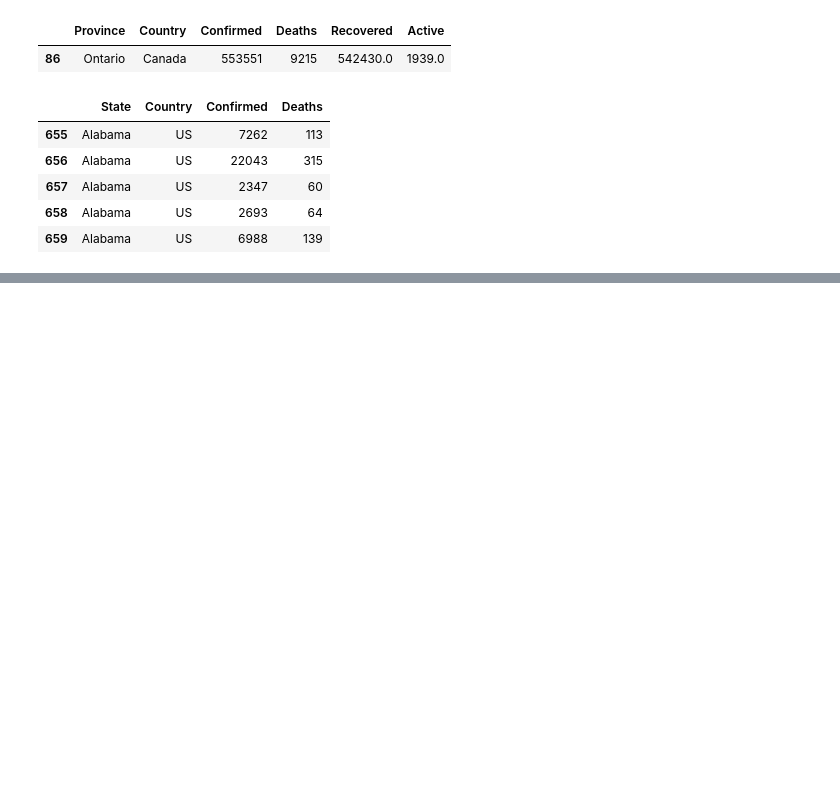
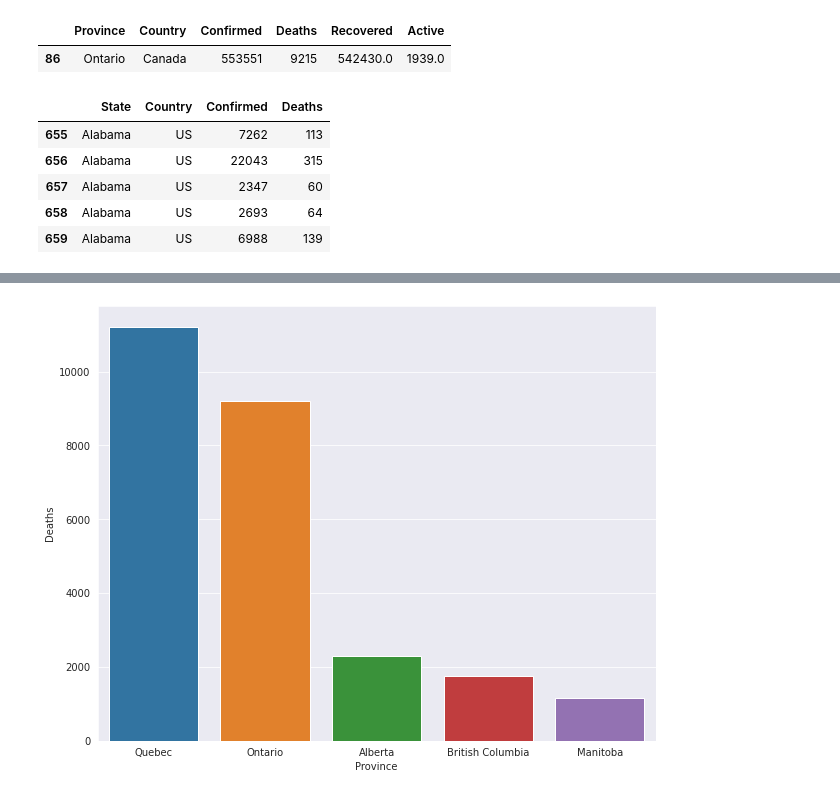
Before and after one commit to roblivesinottawa/analysis-covid-python, a Jupyter notebook: analysis-covid-python-workspace/notebooks/2021/07-05-2021.ipynb, the cells around one changed output, grey strips where cells are left out. Saved outputs shown, nothing was run; the diff lists cells and outputs as text; code cells hidden in the pictures; blank space fills up the shorter version.

```diff
--- a/analysis-covid-python-workspace/notebooks/2021/07-05-2021.ipynb
+++ b/analysis-covid-python-workspace/notebooks/2021/07-05-2021.ipynb
@@ -385,0 +573,6 @@ ValueError: Mime type rendering requires nbformat>=4.2.0 but it is not installed
+# %%
+plt.figure(figsize=(10, 8))
+sns.barplot(x='Province', y='Deaths', data=df_canada.sort_values(by='Deaths', ascending=False).head(5))
+plt.show()
+# %% [output]
+[figure, added]
```
Also changed, not shown: parts of 18 cells of this notebook.
